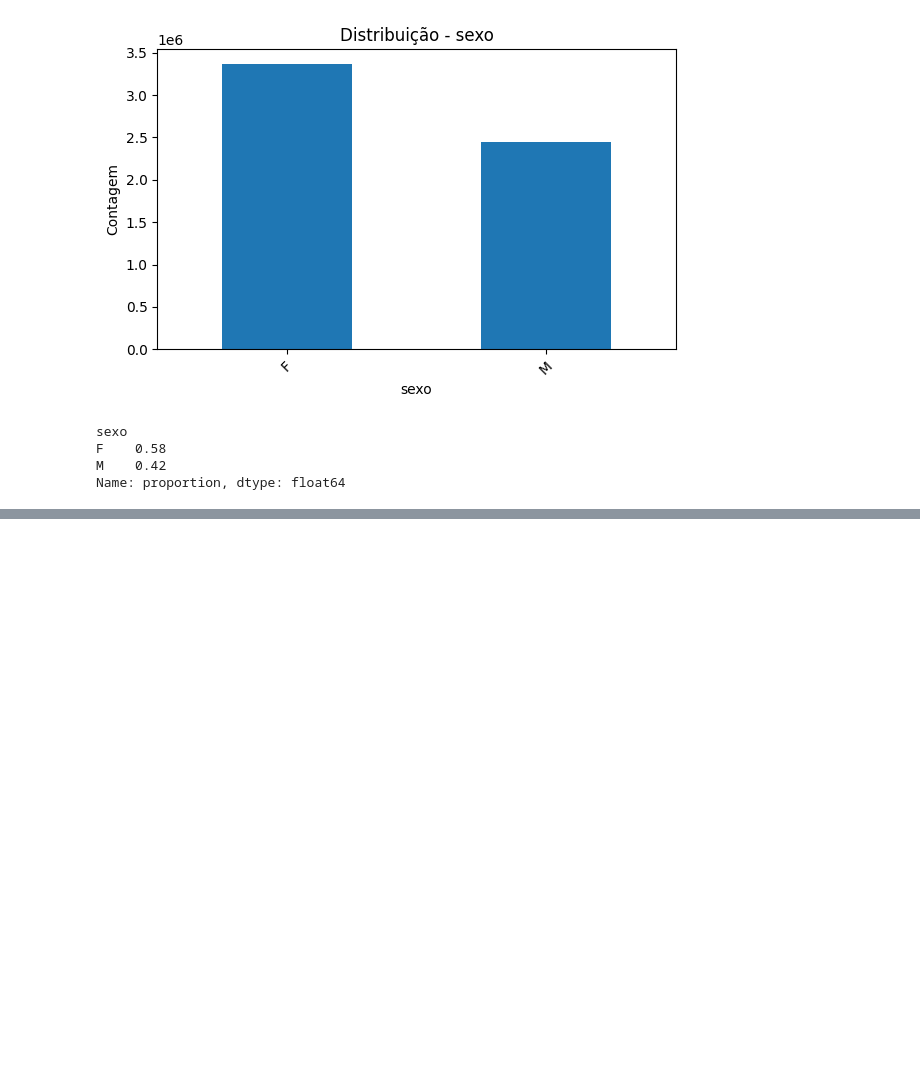
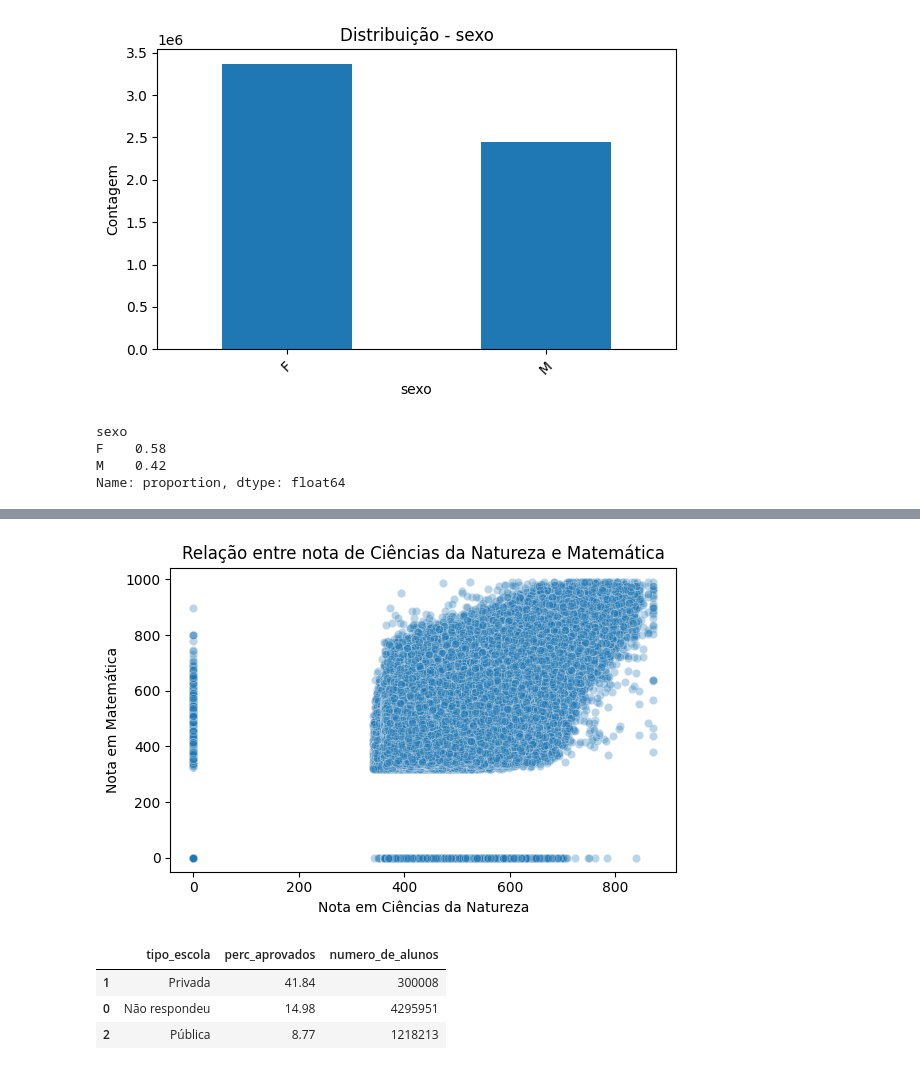
Before and after one commit to Fkureski/DataAnalyticsENEM2016, a Jupyter notebook: main.ipynb, the cells around one changed output, grey strips where cells are left out. Saved outputs shown, nothing was run; the diff lists cells and outputs as text; code cells hidden in the pictures; blank space fills up the shorter version.

Commit message:
visualization with 3 graphics

```diff
--- a/main.ipynb
+++ b/main.ipynb
@@ -372,3 +370,21 @@ sexo
 F    0.58
 M    0.42
 Name: proportion, dtype: float64
+# %%
+# Criar faixas de Ciências da Natureza
+df["faixa_cn"] = pd.cut(
+    df["nota_ciencias_natureza"],
+    bins=[0, 200, 400, 600, 800, 1000],
+    include_lowest=True
+)
+
+tabela_g1 = (
+    df.groupby("faixa_cn")
+      .agg(
+          media_cn=("nota_ciencias_natureza", "mean"),
+          media_mt=("nota_matematica", "mean"),
+          numero_de_alunos=("nota_matematica", "count")
+      )
+)
+
+tabela_g1.round(2)
@@ -374,0 +399,38 @@ Name: proportion, dtype: float64
+# %%
+plt.figure(figsize=(6, 4))
+sns.scatterplot(
+    data=df,
+    x="nota_ciencias_natureza",
+    y="nota_matematica",
+    alpha=0.3
+)
+plt.title("Relação entre nota de Ciências da Natureza e Matemática")
+plt.xlabel("Nota em Ciências da Natureza")
+plt.ylabel("Nota em Matemática")
+plt.tight_layout()
+plt.show()
+# %% [output]
+[figure, added]
+# %%
+# Definir um corte de "bom desempenho" em Matemática
+limite_bom_desempenho = 600
+
+df["mt_alta"] = df["nota_matematica"] >= limite_bom_desempenho
+
+tabela_g2_nova = (
+    df.groupby("tipo_escola")["mt_alta"]
+      .agg(
+          perc_aprovados=lambda s: s.mean() * 100,
+          numero_de_alunos="count"
+      )
+      .reset_index()
+)
+
+tabela_g2_nova = tabela_g2_nova.sort_values("perc_aprovados", ascending=False)
+
+tabela_g2_nova.round(2)
+# %% [output]
+|  | tipo_escola | perc_aprovados | numero_de_alunos |
+| 1 | Privada | 41.84 | 300008 |
+| 0 | Não respondeu | 14.98 | 4295951 |
+| 2 | Pública | 8.77 | 1218213 |
```
Also changed, not shown: parts of 7 cells of this notebook.
